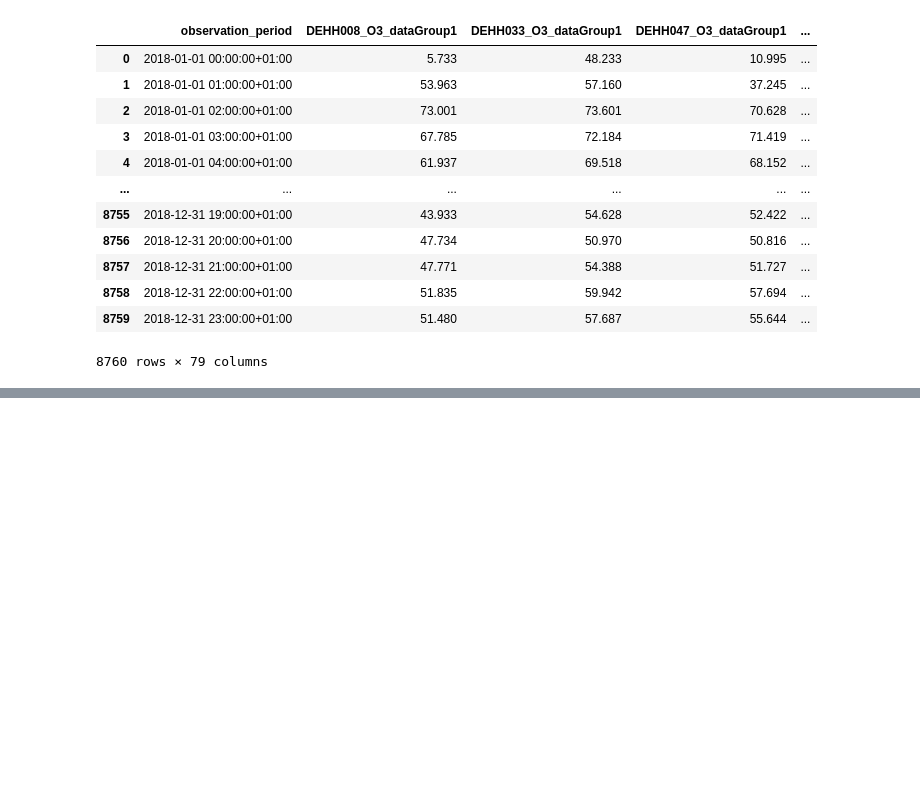
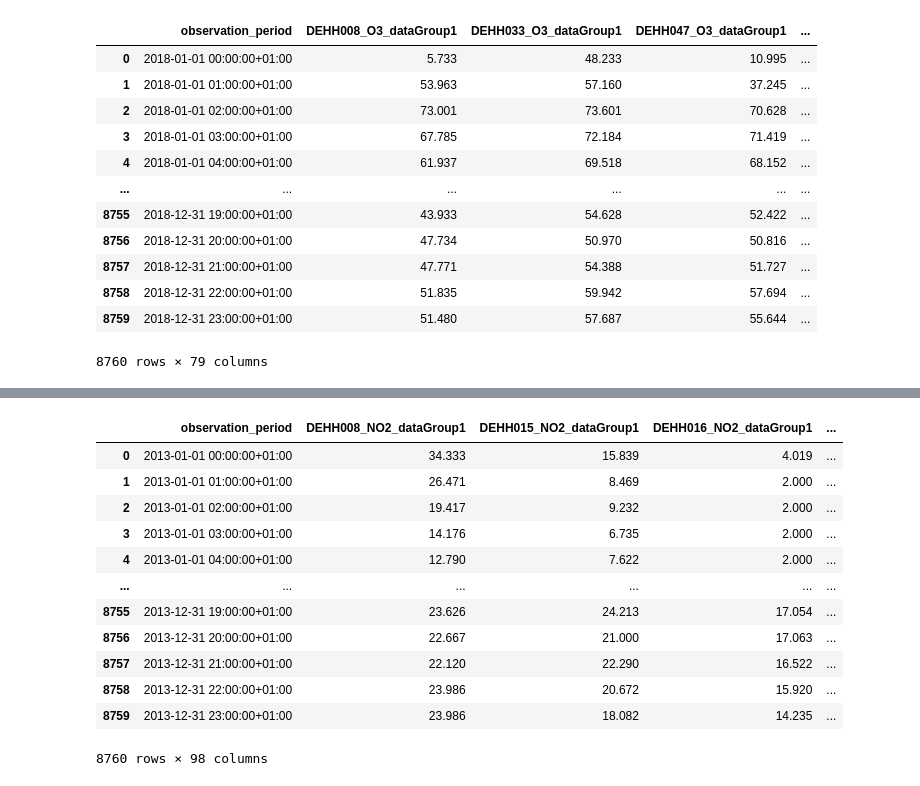
Before and after one commit to EvgenyGorelov/CorrelAid-Development-of-air-pollution-in-Hamburg, a Jupyter notebook: Correlaid.2013.19.etl.pandas.1.0.ipynb, the cells around one changed output, grey strips where cells are left out. Drawn from its saved outputs; the diff is of its cells as text; code cells hidden in the pictures; blank space fills up the shorter version.

```diff
--- a/Correlaid.2013.19.etl.pandas.1.0.ipynb
+++ b/Correlaid.2013.19.etl.pandas.1.0.ipynb
@@ -229,0 +392,16 @@ clean_df18
+# %%
+clean_df13
+# %% [output]
+|  | observation_period | DEHH008_NO2_dataGroup1 | DEHH015_NO2_dataGroup1 | DEHH016_NO2_dataGroup1 | ... |
+| 0 | 2013-01-01 00:00:00+01:00 | 34.333 | 15.839 | 4.019 | ... |
+| 1 | 2013-01-01 01:00:00+01:00 | 26.471 | 8.469 | 2.000 | ... |
+| 2 | 2013-01-01 02:00:00+01:00 | 19.417 | 9.232 | 2.000 | ... |
+| 3 | 2013-01-01 03:00:00+01:00 | 14.176 | 6.735 | 2.000 | ... |
+| 4 | 2013-01-01 04:00:00+01:00 | 12.790 | 7.622 | 2.000 | ... |
+| ... | ... | ... | ... | ... | ... |
+| 8755 | 2013-12-31 19:00:00+01:00 | 23.626 | 24.213 | 17.054 | ... |
+| 8756 | 2013-12-31 20:00:00+01:00 | 22.667 | 21.000 | 17.063 | ... |
+| 8757 | 2013-12-31 21:00:00+01:00 | 22.120 | 22.290 | 16.522 | ... |
+| 8758 | 2013-12-31 22:00:00+01:00 | 23.986 | 20.672 | 15.920 | ... |
+| 8759 | 2013-12-31 23:00:00+01:00 | 23.986 | 18.082 | 14.235 | ... |
+8760 rows × 98 columns
```
Also changed, not shown: parts of 19 cells of this notebook.
